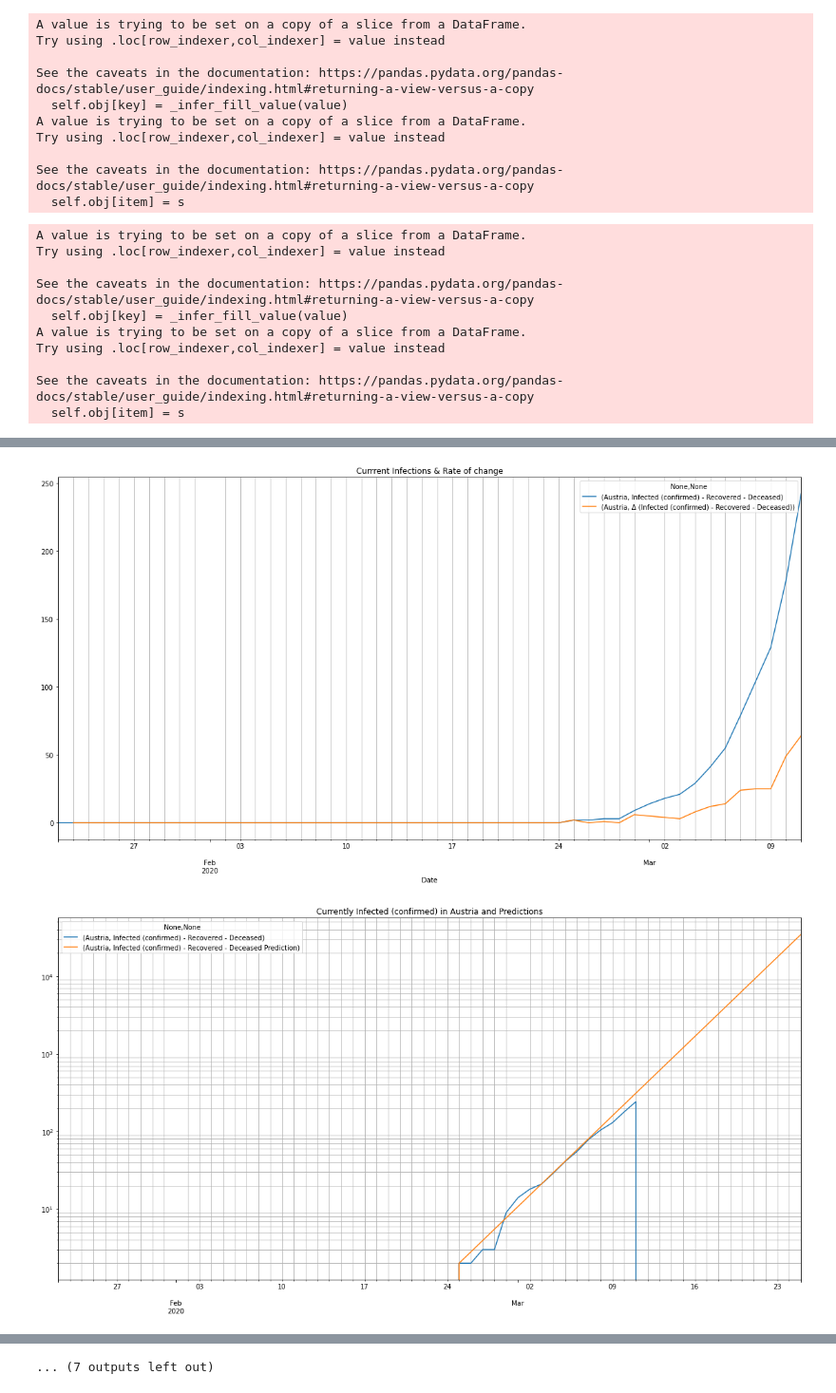
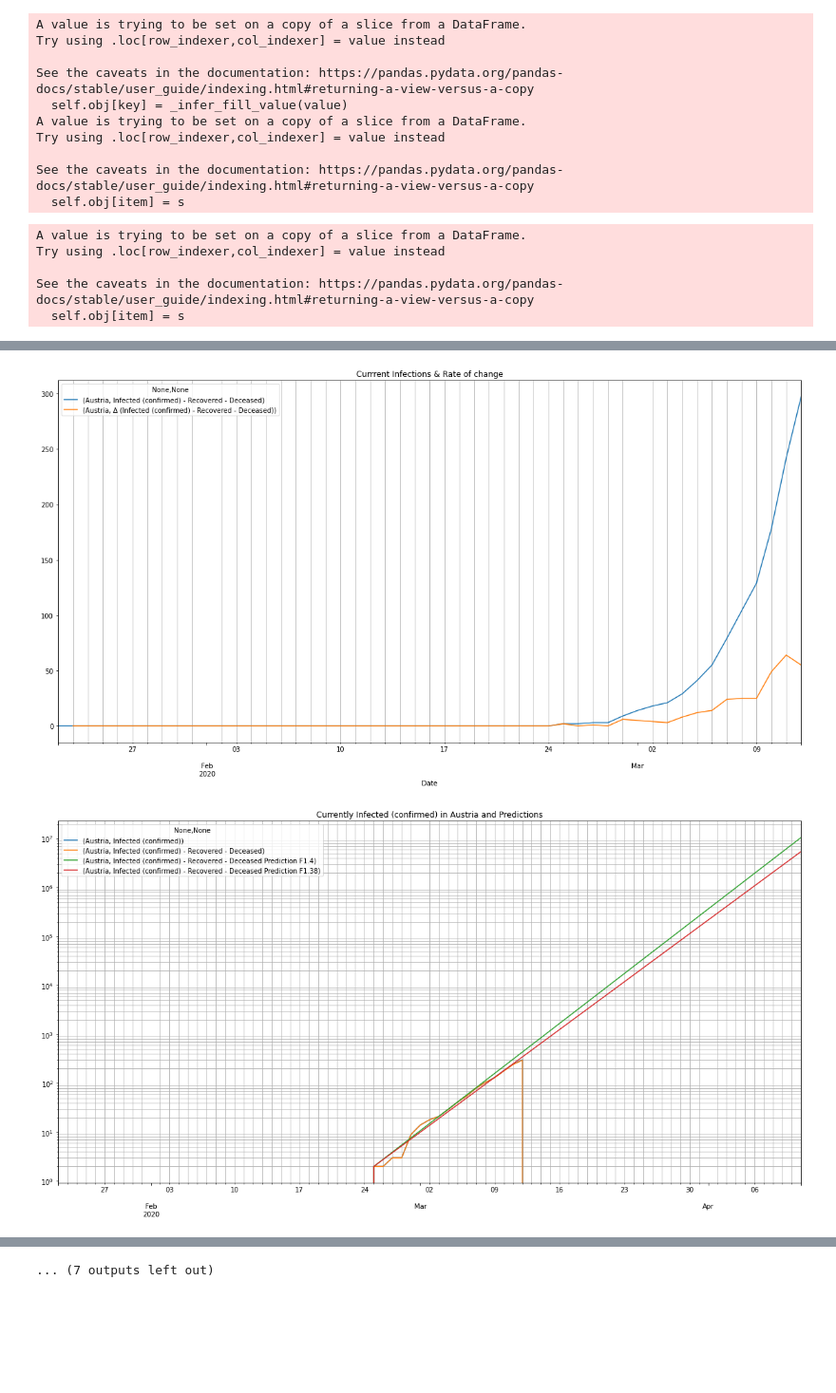
Before and after one commit to gwario/covid-19-at-eu-stats, a Jupyter notebook: covid-19-stats-at.ipynb, the cells around one changed output, grey strips where cells are left out. Shown at 95% size. Cells and saved outputs as stored; diff of their text form; code cells hidden in the pictures; blank space fills up the shorter version.

Commit message:
Update notebook data

```diff
--- a/covid-19-stats-at.ipynb
+++ b/covid-19-stats-at.ipynb
@@ -87,23 +87,33 @@ Try using .loc[row_indexer,col_indexer] = value instead
 
 See the caveats in the documentation: https://pandas.pydata.org/pandas-docs/stable/user_guide/indexing.html#returning-a-view-versus-a-copy
   self.obj[item] = s
+# %%
+def prev_times_x(prev_value, n, x):
+    if not isinstance(prev_value, list):
+        prev_value = [prev_value]
+    if n == 0: return []
+    if n == 1: return prev_value
+    elif n == 2: return prev_value+[prev_value[-1] * x]
+    else: return prev_times_x(prev_value+[prev_value[-1] * x], n - 1, x)
+
+def prev_times1_4(prev_value, n):
+    return prev_times_x(prev_value, n, 1.4)
+
+def prev_times1_38(prev_value, n):
+    return prev_times_x(prev_value, n, 1.38)
 # %%
-future_days = 14
+future_days = 30
 
 infected_recovered_deceased_column = [data.at, infected_recovered_deceased_column_name]
-infected_recovered_deceased_prediction_column_name = infected_recovered_deceased_column_name +' Prediction'
+infected_recovered_deceased_prediction_1_4_column_name = infected_recovered_deceased_column_name +' Prediction F1.4'
+infected_recovered_deceased_prediction_1_38_column_name = infected_recovered_deceased_column_name +' Prediction F1.38'
 
-def prev_times1_4(prev_value, n):
-    if not isinstance(prev_value, list):
-        prev_value = [prev_value]
-    if n == 0: return []
-    if n == 1: return prev_value
-    elif n == 2: return prev_value+[prev_value[-1] * 1.4]
-    else: return prev_times1_4(prev_value+[prev_value[-1] * 1.4], n - 1)
 
 #print(prev_times1_4(1,2))
 #print(prev_times1_4(1,5))
 #print(prev_times1_4(2,5))
 # print(df_prep.loc[:, pandas.IndexSlice[:, :, [column_infected]]])
 
-df_at_pred = data_processing.assignPredictionFromFirstInfectionUntilFuture(df_at, infected_recovered_deceased_column, infected_recovered_deceased_prediction_column_name, future_days, prev_times1_4)
+# approcimation to linear exponential function
+df_at_pred = data_processing.assignPredictionFromFirstInfectionUntilFuture(df_at, infected_recovered_deceased_column, infected_recovered_deceased_prediction_1_4_column_name, future_days, prev_times1_4)
+df_at_pred = data_processing.assignPredictionFromFirstInfectionUntilFuture(df_at_pred, infected_recovered_deceased_column, infected_recovered_deceased_prediction_1_38_column_name, 0, prev_times1_38)
@@ -135,7 +178,8 @@ io.plotAndSavePng(df_temp, df_temp_title, (20, 10), False, directory, df_temp_ti
 
 
 df_at_infected_pred_title = "Currently {} in {} and Predictions".format(infected_column_name, data.at)
-df_at_infected_pred = df_at_pred.loc[:, pandas.IndexSlice[:, [infected_recovered_deceased_column_name, infected_recovered_deceased_prediction_column_name]]]
+#df_at_infected_pred = df_at_pred.loc[:, pandas.IndexSlice[:, [infected_column_name, infected_recovered_deceased_column_name, infected_recovered_deceased_prediction_column_name, infected_prediction_logistic_curve_column_name]]]
+df_at_infected_pred = df_at_pred.loc[:, pandas.IndexSlice[:, [infected_column_name, infected_recovered_deceased_column_name, infected_recovered_deceased_prediction_1_4_column_name, infected_recovered_deceased_prediction_1_38_column_name]]]
 io.saveDataCsv(df_at_infected_pred, directory, infected_column_name+"_"+df_at_infected_pred_title)
 io.plotAndSavePng(df_at_infected_pred, df_at_infected_pred_title, (20, 10), True, directory, infected_column_name+"_"+df_at_infected_pred_title)
 
@@ -168,11 +212,6 @@ displayAndSaveData(infected_column_name, df_at, df_at_neighbours, df_at_national
 displayAndSaveData(deceased_column_name, df_at, df_at_neighbours, df_at_nationalities, df_at_travel_incomming, df_at_travel_outgoing)
 displayAndSaveData(recovered_column_name, df_at, df_at_neighbours, df_at_nationalities, df_at_travel_incomming, df_at_travel_outgoing)
 # %% [output]
-A value is trying to be set on a copy of a slice from a DataFrame.
-Try using .loc[row_indexer,col_indexer] = value instead
-
-See the caveats in the documentation: https://pandas.pydata.org/pandas-docs/stable/user_guide/indexing.html#returning-a-view-versus-a-copy
-  self.obj[key] = _infer_fill_value(value)
 A value is trying to be set on a copy of a slice from a DataFrame.
 Try using .loc[row_indexer,col_indexer] = value instead
 
@@ -182,2 +221,2 @@ See the caveats in the documentation: https://pandas.pydata.org/pandas-docs/stab
-[figure, old version]
+[figure, new version]
-[figure, old version]
+[figure, new version]
```
Also changed, not shown: parts of 2 cells of this notebook, 1 other file.
